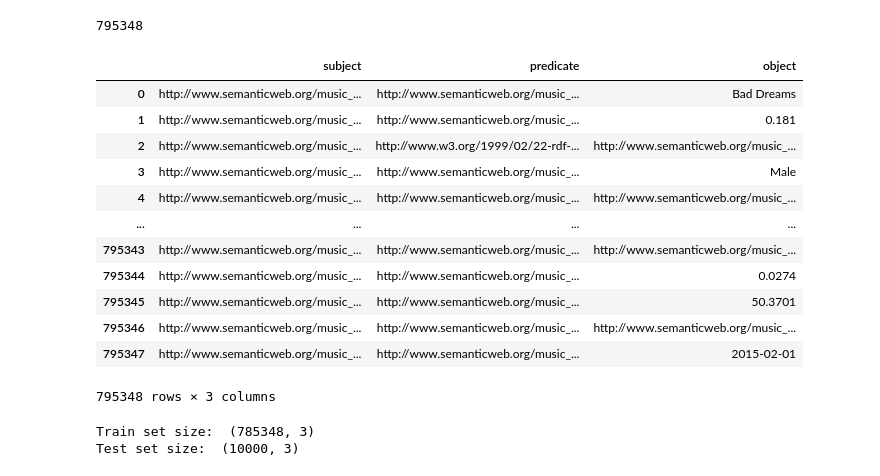
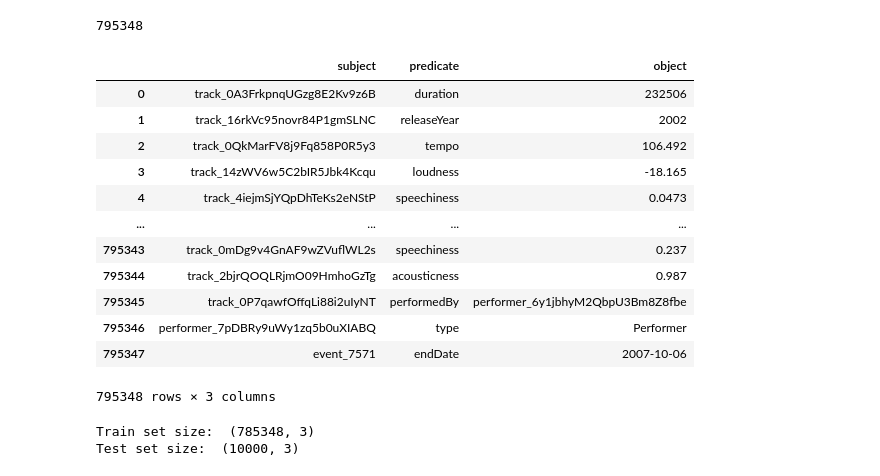
Before and after one commit to sesevasa64/MusicOntology, a Jupyter notebook: notebooks/kg_embeddings.ipynb, the cells around one changed output. Cells and saved outputs as stored; diff of their text form; code cells hidden in the pictures.

Commit message:
remove prefix when create embeddings; fix load_data_to_ontology.py

```diff
--- a/notebooks/kg_embeddings.ipynb
+++ b/notebooks/kg_embeddings.ipynb
@@ -29,23 +37,28 @@ len(data)
 795348
 # %%
 cols = ["subject", "predicate", "object"]
+def remove_prefix(x):
+    if type(x) == str:
+        return re.sub(".+#", "", x)
+    return x
 triples_df = pd.DataFrame(data, columns=cols)
 for c in cols:
     triples_df[c] = triples_df[c].apply(lambda x: x.toPython())
+    triples_df[c] = triples_df[c].apply(remove_prefix)
 triples_df
 # %% [output]
 |  | subject | predicate | object |
-| 0 | http://www.semanticweb.org/music_... | http://www.semanticweb.org/music_... | Bad Dreams |
-| 1 | http://www.semanticweb.org/music_... | http://www.semanticweb.org/music_... | 0.181 |
-| 2 | http://www.semanticweb.org/music_... | http://www.w3.org/1999/02/22-rdf-... | http://www.semanticweb.org/music_... |
-| 3 | http://www.semanticweb.org/music_... | http://www.semanticweb.org/music_... | Male |
-| 4 | http://www.semanticweb.org/music_... | http://www.semanticweb.org/music_... | http://www.semanticweb.org/music_... |
+| 0 | track_0A3FrkpnqUGzg8E2Kv9z6B | duration | 232506 |
+| 1 | track_16rkVc95novr84P1gmSLNC | releaseYear | 2002 |
+| 2 | track_0QkMarFV8j9Fq858P0R5y3 | tempo | 106.492 |
+| 3 | track_14zWV6w5C2bIR5Jbk4Kcqu | loudness | -18.165 |
+| 4 | track_4iejmSjYQpDhTeKs2eNStP | speechiness | 0.0473 |
 | ... | ... | ... | ... |
-| 795343 | http://www.semanticweb.org/music_... | http://www.semanticweb.org/music_... | http://www.semanticweb.org/music_... |
-| 795344 | http://www.semanticweb.org/music_... | http://www.semanticweb.org/music_... | 0.0274 |
-| 795345 | http://www.semanticweb.org/music_... | http://www.semanticweb.org/music_... | 50.3701 |
-| 795346 | http://www.semanticweb.org/music_... | http://www.semanticweb.org/music_... | http://www.semanticweb.org/music_... |
-| 795347 | http://www.semanticweb.org/music_... | http://www.semanticweb.org/music_... | 2015-02-01 |
+| 795343 | track_0mDg9v4GnAF9wZVuflWL2s | speechiness | 0.237 |
+| 795344 | track_2bjrQOQLRjmO09HmhoGzTg | acousticness | 0.987 |
+| 795345 | track_0P7qawfOffqLi88i2uIyNT | performedBy | performer_6y1jbhyM2QbpU3Bm8Z8fbe |
+| 795346 | performer_7pDBRy9uWy1zq5b0uXIABQ | type | Performer |
+| 795347 | event_7571 | endDate | 2007-10-06 |
 795348 rows × 3 columns
 # %%
 X_train, X_valid = train_test_split_no_unseen(np.array(data), test_size=10000)
```
Also changed, not shown: parts of 8 cells of this notebook, 1 other file.
